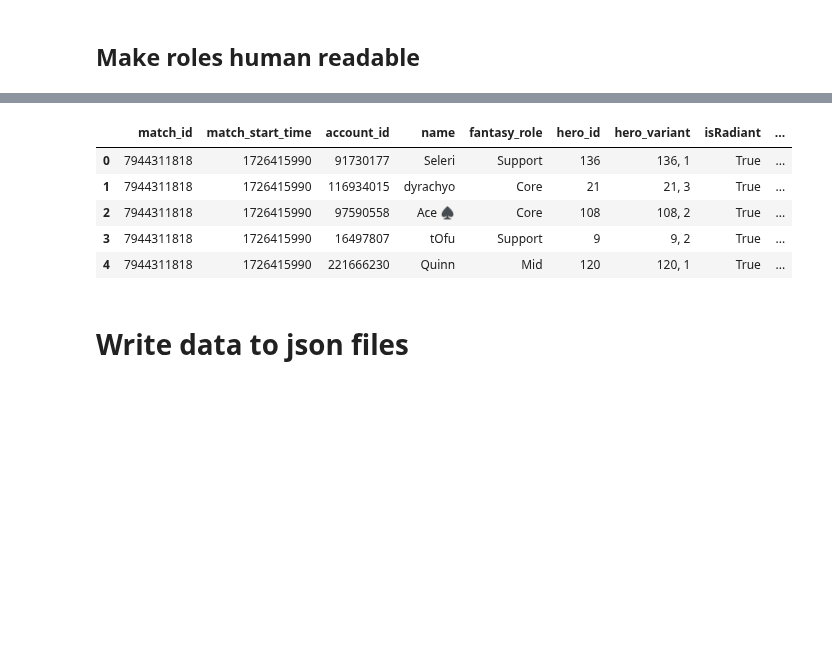
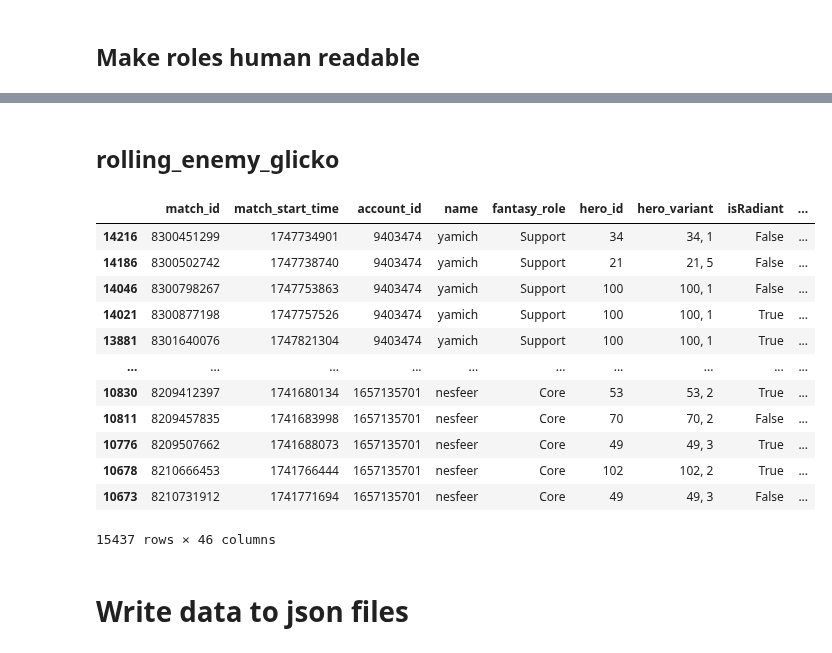
Before and after one commit to Burny101/dota-fantasy, a Jupyter notebook: data_pipeline.ipynb, the cells around one changed output, grey strips where cells are left out. Drawn from its saved outputs; the diff is of its cells as text; code cells hidden in the pictures; blank space fills up the shorter version.

Commit message:
Add player_data and EDA notebook.

```diff
--- a/data_pipeline.ipynb
+++ b/data_pipeline.ipynb
@@ -474,12 +602,42 @@ memory usage: 3.9+ MB
+# %%
+df_players['rolling_fantasy_score_10'] = (
+	df_players.groupby('account_id')['fantasy_score']
+	.apply(lambda x: x.shift().rolling(window=10, min_periods=1).mean()).reset_index(level=0, drop=True)
+)
+# %%
+df_players['rolling_fantasy_score_15'] = (
+	df_players.groupby('account_id')['fantasy_score']
+	.apply(lambda x: x.shift().rolling(window=15, min_periods=1).mean()).reset_index(level=0, drop=True)
+)
+# %% [markdown]
+## rolling_enemy_glicko
+# %%
+df_players['rolling_enemy_glicko2_10'] = (
+	df_players.groupby('account_id')['enemy_glicko2_rating']
+	.apply(lambda x: x.shift().rolling(window=10, min_periods=1).mean()).reset_index(level=0, drop=True)
+)
+# %%
+df_players['rolling_enemy_glicko2_15'] = (
+	df_players.groupby('account_id')['enemy_glicko2_rating']
+	.apply(lambda x: x.shift().rolling(window=15, min_periods=1).mean())
+	.reset_index(level=0, drop=True)
+)
 # %%
-df_players.head()
+df_players
 # %% [output]
 |  | match_id | match_start_time | account_id | name | fantasy_role | hero_id | hero_variant | isRadiant | ... |
-| 0 | 7944311818 | 1726415990 | 91730177 | Seleri | Support | 136 | 136, 1 | True | ... |
-| 1 | 7944311818 | 1726415990 | 116934015 | dyrachyo | Core | 21 | 21, 3 | True | ... |
-| 2 | 7944311818 | 1726415990 | 97590558 | Ace ♠ | Core | 108 | 108, 2 | True | ... |
-| 3 | 7944311818 | 1726415990 | 16497807 | tOfu | Support | 9 | 9, 2 | True | ... |
-| 4 | 7944311818 | 1726415990 | 221666230 | Quinn | Mid | 120 | 120, 1 | True | ... |
+| 14216 | 8300451299 | 1747734901 | 9403474 | yamich | Support | 34 | 34, 1 | False | ... |
+| 14186 | 8300502742 | 1747738740 | 9403474 | yamich | Support | 21 | 21, 5 | False | ... |
+| 14046 | 8300798267 | 1747753863 | 9403474 | yamich | Support | 100 | 100, 1 | False | ... |
+| 14021 | 8300877198 | 1747757526 | 9403474 | yamich | Support | 100 | 100, 1 | True | ... |
+| 13881 | 8301640076 | 1747821304 | 9403474 | yamich | Support | 100 | 100, 1 | True | ... |
+| ... | ... | ... | ... | ... | ... | ... | ... | ... | ... |
+| 10830 | 8209412397 | 1741680134 | 1657135701 | nesfeer | Core | 53 | 53, 2 | True | ... |
+| 10811 | 8209457835 | 1741683998 | 1657135701 | nesfeer | Core | 70 | 70, 2 | False | ... |
+| 10776 | 8209507662 | 1741688073 | 1657135701 | nesfeer | Core | 49 | 49, 3 | True | ... |
+| 10678 | 8210666453 | 1741766444 | 1657135701 | nesfeer | Core | 102 | 102, 2 | True | ... |
+| 10673 | 8210731912 | 1741771694 | 1657135701 | nesfeer | Core | 49 | 49, 3 | False | ... |
+15437 rows × 46 columns
 # %% [markdown]
 # Write data to json files
 # %%
```
Also changed, not shown: parts of 27 cells of this notebook, 3 other files.
